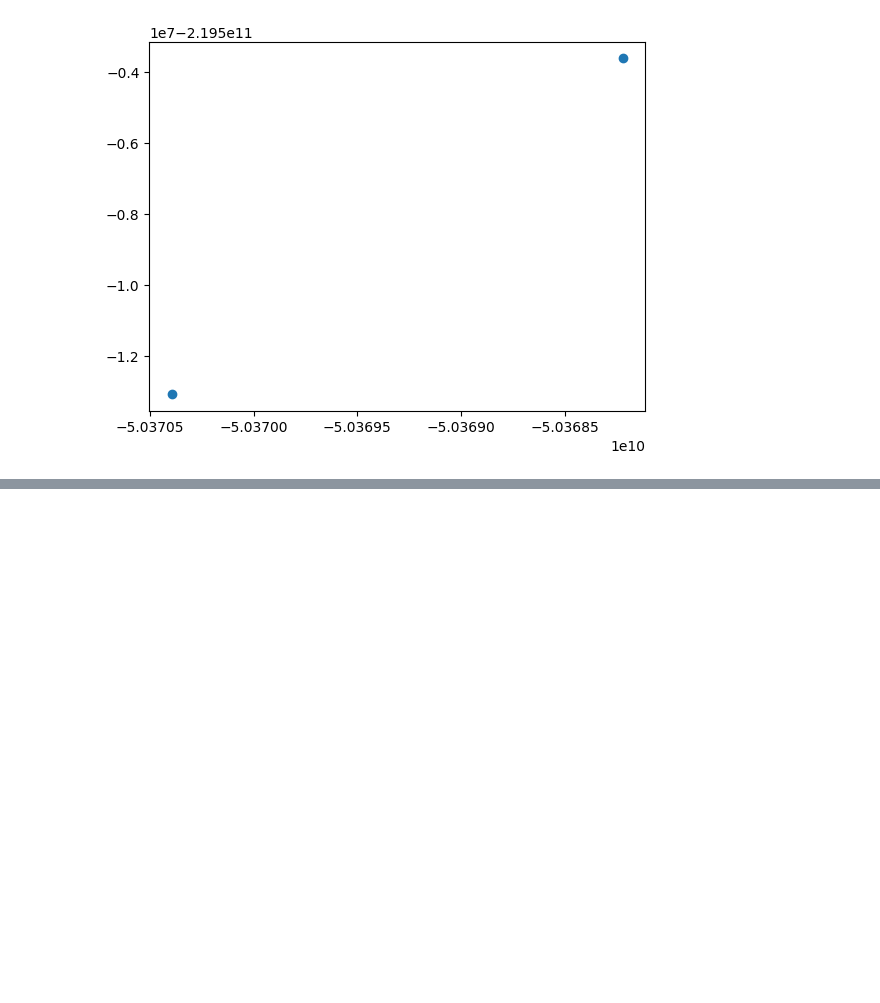
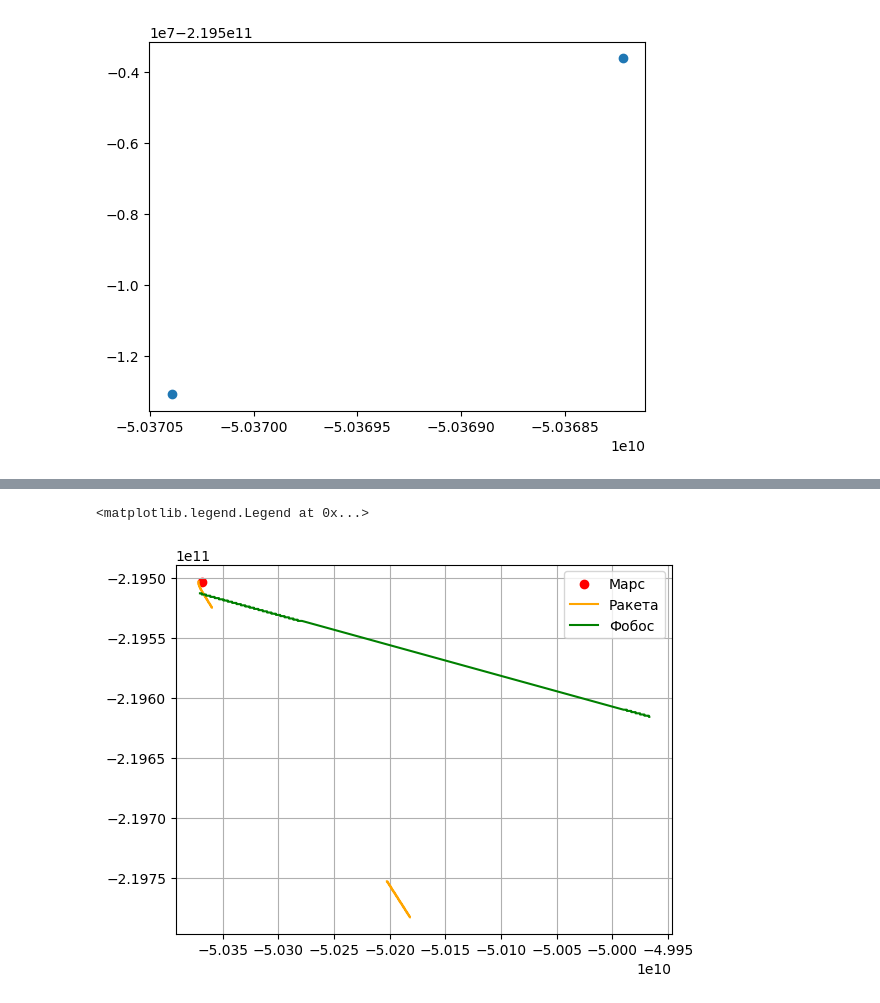
Before and after one commit to Mis-prog/matmod-7sem, a Jupyter notebook: labs/lab1/misha/report/draw.ipynb, the cells around one changed output, grey strips where cells are left out. Drawn from its saved outputs; the diff is of its cells as text; code cells hidden in the pictures; blank space fills up the shorter version.

Commit message:
- не сталкивается почему то ракета и фобос

```diff
--- a/labs/lab1/misha/report/draw.ipynb
+++ b/labs/lab1/misha/report/draw.ipynb
@@ -28,3 +39,6 @@ plt.scatter(x_coords,y_coords)
 # %% [output]
 <matplotlib.collections.PathCollection at 0x...>
 [figure]
+# %%
+data_trajectory_raketa=pd.read_csv('../res_task2/full_trajectory.csv',sep=' ')
+data_trajectory_raketa
@@ -30,0 +59,10 @@ plt.scatter(x_coords,y_coords)
+# %%
+end=5000000
+plt.scatter(-50368219856.43,-219503615669.65,color='red',label='Марс')
+plt.plot(data_trajectory_raketa.x[:end],data_trajectory_raketa.y[:end],label='Ракета',color='orange')
+plt.plot(data_trajectory_raketa.x3[:end],data_trajectory_raketa.y3[:end],label='Фобос',color='green')
+plt.grid()
+plt.legend()
+# %% [output]
+<matplotlib.legend.Legend at 0x...>
+[figure, added]
```
Also changed, not shown: parts of 4 cells of this notebook, 2 other files.
